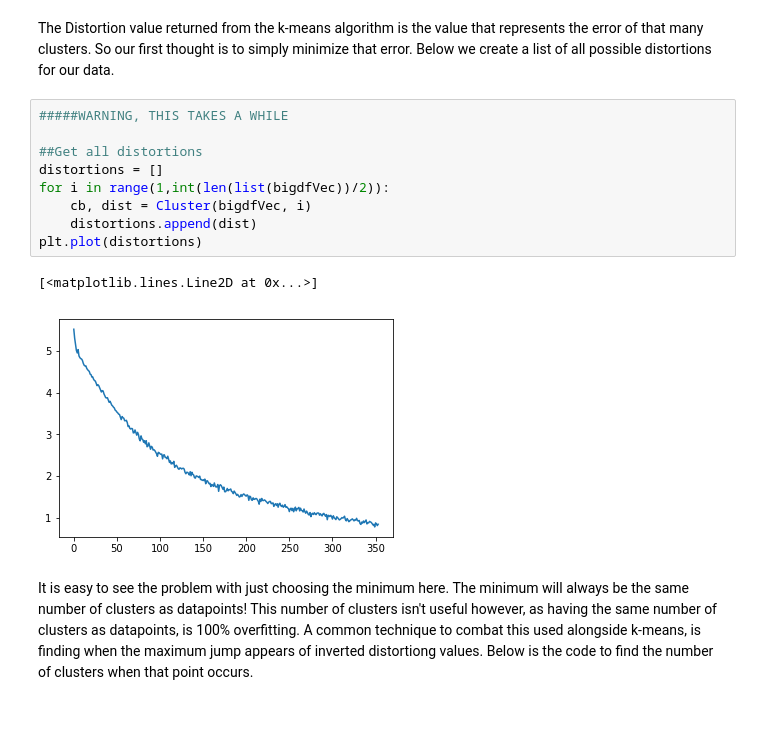
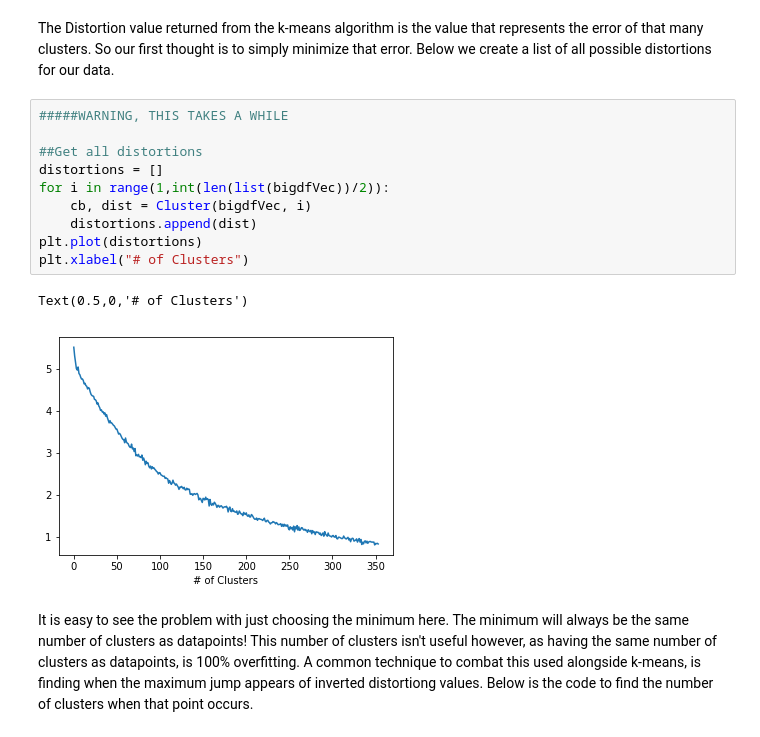
Before and after one commit to minivesper/RedditClustering, a Jupyter notebook: RedditData.ipynb, the cells around one changed output. Cells and saved outputs as stored; diff of their text form.

```diff
--- a/RedditData.ipynb
+++ b/RedditData.ipynb
@@ -298,15 +298,16 @@ The Distortion value returned from the k-means algorithm is the value that repre
 # %%
 #####WARNING, THIS TAKES A WHILE
 
 ##Get all distortions
 distortions = []
 for i in range(1,int(len(list(bigdfVec))/2)):
     cb, dist = Cluster(bigdfVec, i)
     distortions.append(dist)
 plt.plot(distortions)
+plt.xlabel("# of Clusters")
 # %% [output]
-[<matplotlib.lines.Line2D at 0x...>]
+Text(0.5,0,'# of Clusters')
-[figure, old version]
+[figure, new version]
 # %% [markdown]
 It is easy to see the problem with just choosing the minimum here. The minimum will always be the same number of clusters as datapoints! This number of clusters isn't useful however, as having the same number of clusters as datapoints, is 100% overfitting. A common technique to combat this used alongside k-means, is finding when the maximum jump appears of inverted distortiong values. Below is the code to find the number of clusters when that point occurs.
 # %%
```
Also changed, not shown: parts of 7 cells of this notebook.
